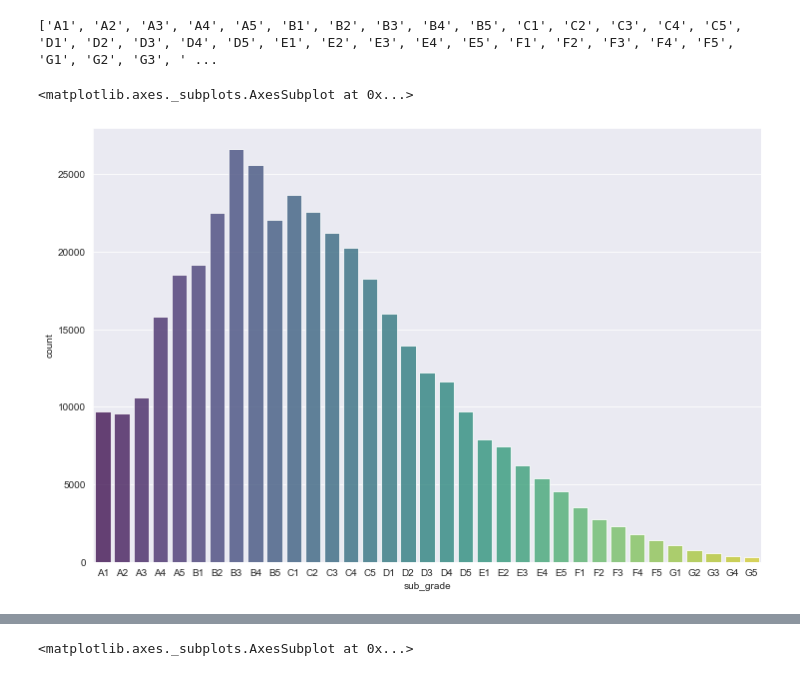
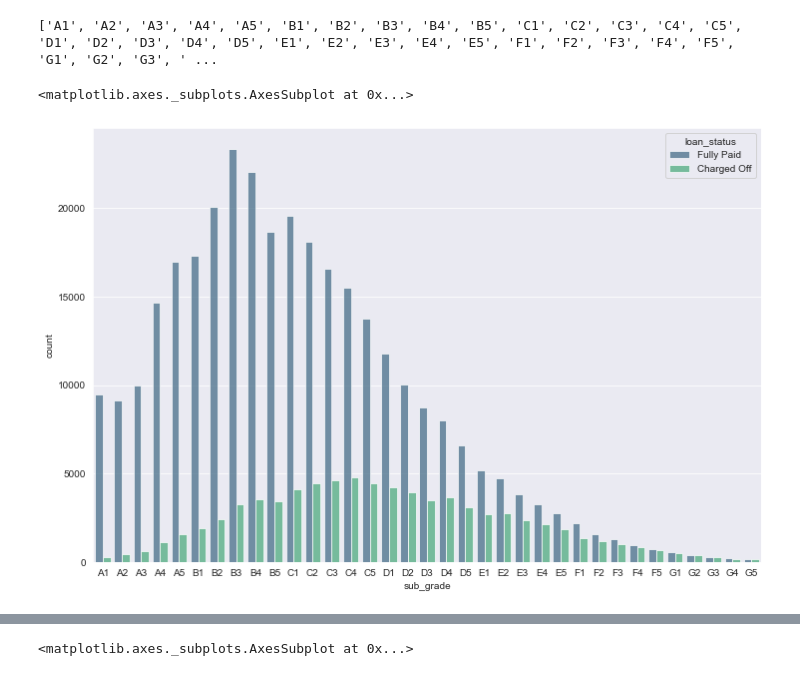
Before and after one commit to sachin-ph/lending-club-default-model, a Jupyter notebook: Project - Lending Club Model.ipynb, the cells around one changed output, grey strips where cells are left out. Drawn from its saved outputs; the diff is of its cells as text; code cells hidden in the pictures.

```diff
--- a/Project - Lending Club Model.ipynb
+++ b/Project - Lending Club Model.ipynb
@@ -168,7 +178,7 @@ sns.set_style('darkgrid')
 # %%
 plt.figure(figsize=(12,8))
 sorted_sub_g = sorted(df['sub_grade'].unique())
-sns.countplot(data=df, x='sub_grade', palette='viridis', order=sorted_sub_g, alpha=0.8)
+sns.countplot(data=df, x='sub_grade', palette='viridis', order=sorted_sub_g, alpha=0.7, hue=df['loan_status'])
 # %% [output]
 <matplotlib.axes._subplots.AxesSubplot at 0x...>
-[figure, old version]
+[figure, new version]
```
Also changed, not shown: parts of 7 cells of this notebook.
